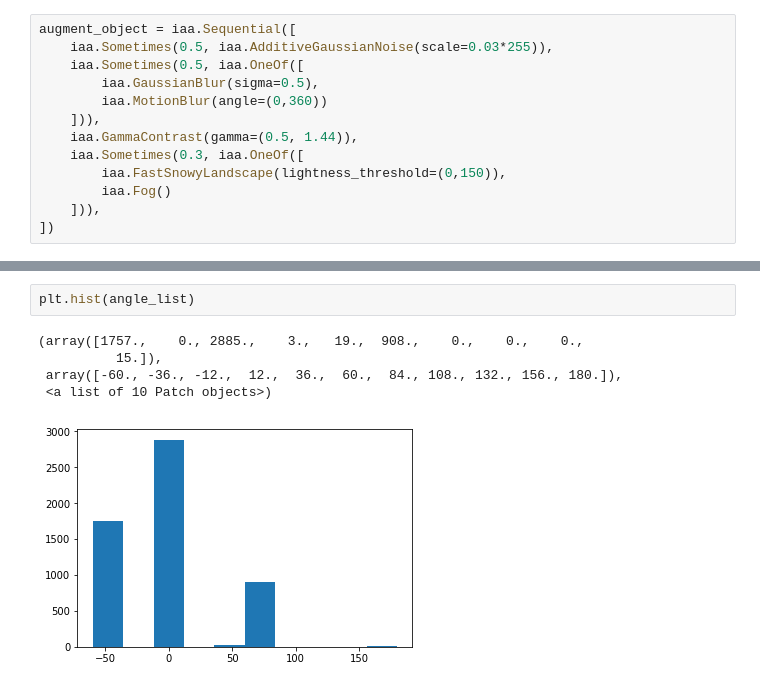
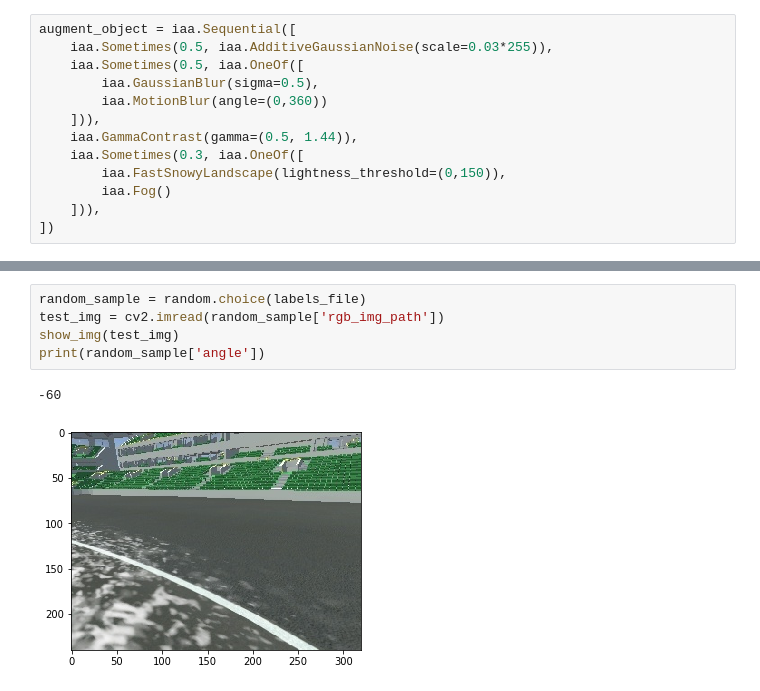
Before and after one commit to hit-haui/model_notTrashCar, a Jupyter notebook: data_normalize.ipynb, the cells around one changed output, grey strips where cells are left out. Cells and saved outputs as stored; diff of their text form.

```diff
--- a/data_normalize.ipynb
+++ b/data_normalize.ipynb
@@ -77,8 +81,8 @@ show_img(augment_object.augment_image(test_img))
-# %%
-plt.hist(angle_list)
-# %% [output]
-(array([1757.,    0., 2885.,    3.,   19.,  908.,    0.,    0.,    0.,
-          15.]),
- array([-60., -36., -12.,  12.,  36.,  60.,  84., 108., 132., 156., 180.]),
- <a list of 10 Patch objects>)
-[figure, removed]
+# %%
+random_sample = random.choice(labels_file)
+test_img = cv2.imread(random_sample['rgb_img_path'])
+show_img(test_img)
+print(random_sample['angle'])
+# %% [output]
+-60
+[figure, added]
```
Also changed, not shown: parts of 36 cells of this notebook.
